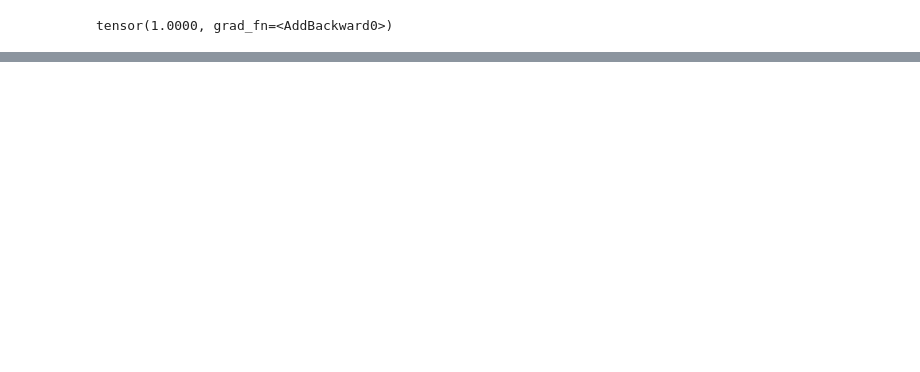
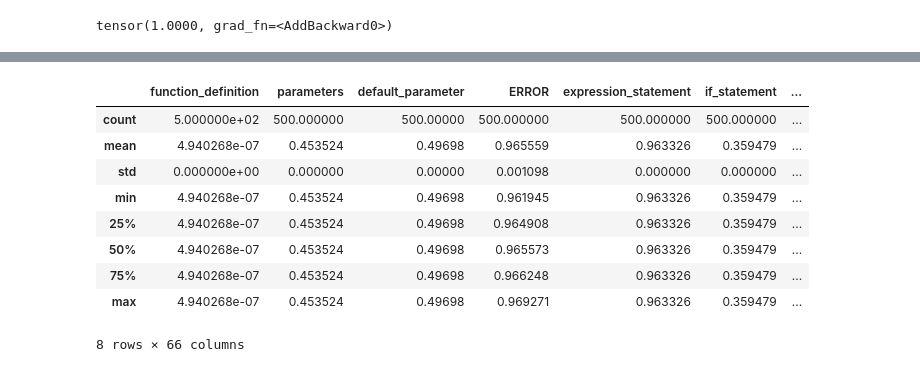
Before and after one commit to WM-SEMERU/CodeSyntaxConcept, a Jupyter notebook: experimental_notebooks/logits_extractor.ipynb, the cells around one changed output, grey strips where cells are left out. Saved outputs shown, nothing was run; the diff lists cells and outputs as text; code cells hidden in the pictures; blank space fills up the shorter version.

```diff
--- a/experimental_notebooks/logits_extractor.ipynb
+++ b/experimental_notebooks/logits_extractor.ipynb
@@ -410,0 +545,13 @@ gen_text
+# %%
+pd_test_bs.describe()
+# %% [output]
+|  | function_definition | parameters | default_parameter | ERROR | expression_statement | if_statement | ... |
+| count | 5.000000e+02 | 500.000000 | 500.00000 | 500.000000 | 500.000000 | 500.000000 | ... |
+| mean | 4.940268e-07 | 0.453524 | 0.49698 | 0.965559 | 0.963326 | 0.359479 | ... |
+| std | 0.000000e+00 | 0.000000 | 0.00000 | 0.001098 | 0.000000 | 0.000000 | ... |
+| min | 4.940268e-07 | 0.453524 | 0.49698 | 0.961945 | 0.963326 | 0.359479 | ... |
+| 25% | 4.940268e-07 | 0.453524 | 0.49698 | 0.964908 | 0.963326 | 0.359479 | ... |
+| 50% | 4.940268e-07 | 0.453524 | 0.49698 | 0.965573 | 0.963326 | 0.359479 | ... |
+| 75% | 4.940268e-07 | 0.453524 | 0.49698 | 0.966248 | 0.963326 | 0.359479 | ... |
+| max | 4.940268e-07 | 0.453524 | 0.49698 | 0.969271 | 0.963326 | 0.359479 | ... |
+8 rows × 66 columns
```
Also changed, not shown: parts of 74 cells of this notebook.
